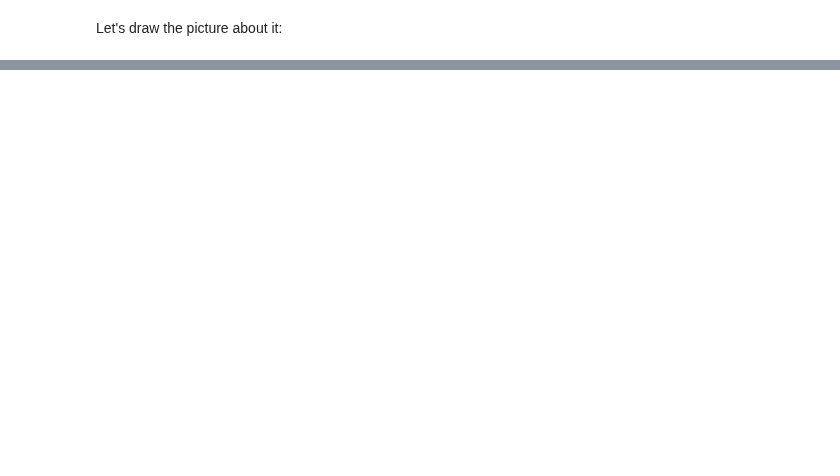
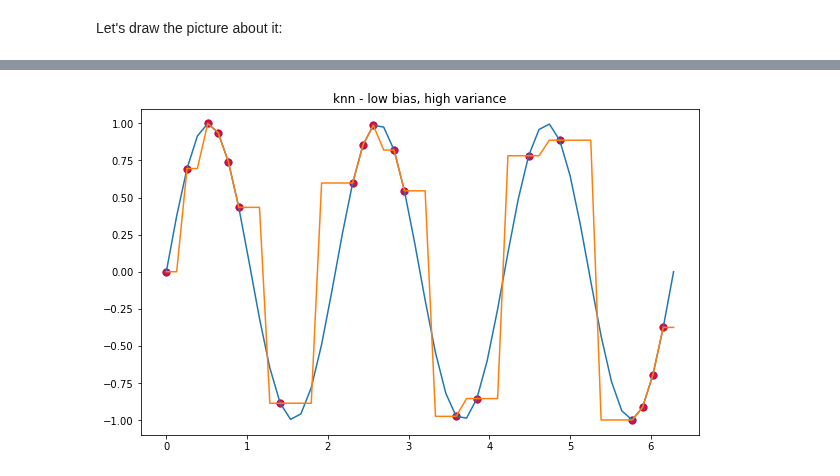
Before and after one commit to johnklee/ml_articles, a Jupyter notebook: udemy/EnsembleMachineLearningInPython/Section2_BiasVarianceTradeOff.ipynb, the cells around one changed output, grey strips where cells are left out. Cells and saved outputs as stored; diff of their text form; code cells hidden in the pictures; blank space fills up the shorter version.

```diff
--- a/udemy/EnsembleMachineLearningInPython/Section2_BiasVarianceTradeOff.ipynb
+++ b/udemy/EnsembleMachineLearningInPython/Section2_BiasVarianceTradeOff.ipynb
@@ -265,0 +325,12 @@ plt.show()
+# %%
+model = KNeighborsRegressor(n_neighbors=1)
+model.fit(Xtrain, Ytrain)
+
+plt.scatter(Xtrain, Ytrain, s=50, alpha=0.7, c='blue')
+plt.scatter(Xtrain, model.predict(Xtrain.reshape(Ntrain, 1)), s=50, alpha=0.7, c='red')
+plt.plot(Xaxis, Yaxis)
+plt.plot(Xaxis, model.predict(Xaxis.reshape(T, 1)))
+plt.title("knn - low bias, high variance")
+plt.show()
+# %% [output]
+[figure, added]
```
Also changed, not shown: parts of 21 cells of this notebook.
